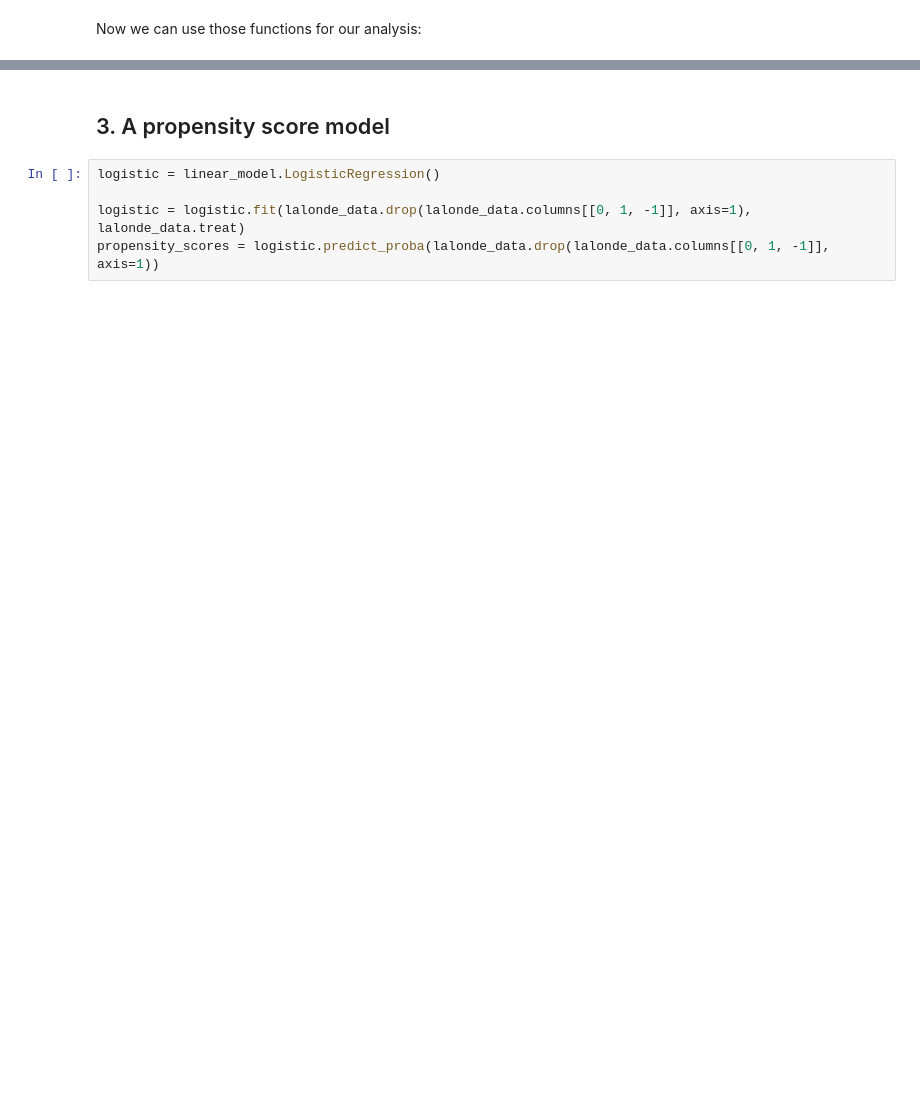
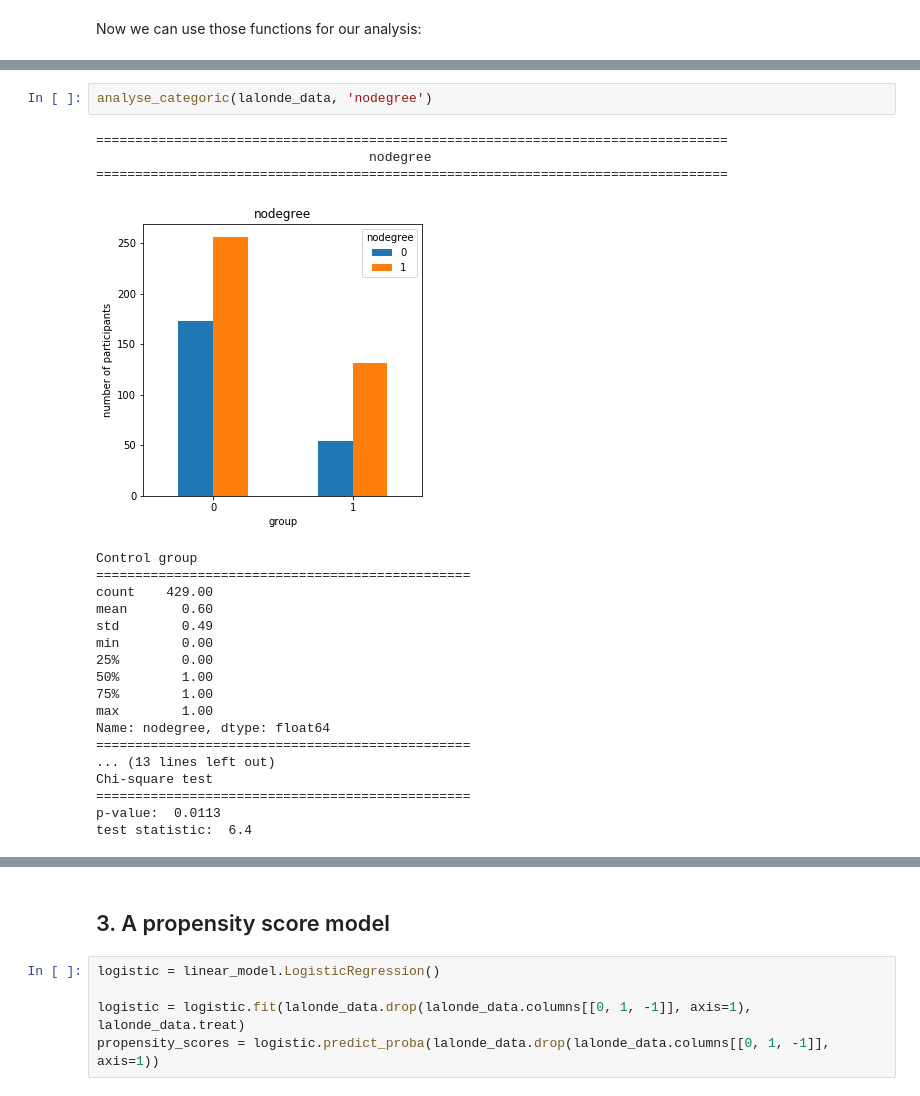
Before and after one commit to puccife/ADAHomeworks, a Jupyter notebook: homework04/homework04_q1.ipynb, the cells around one changed output, grey strips where cells are left out. Drawn from its saved outputs; the diff is of its cells as text; blank space fills up the shorter version.

```diff
--- a/homework04/homework04_q1.ipynb
+++ b/homework04/homework04_q1.ipynb
@@ -374,0 +365,24 @@ Name: nodegree, dtype: float64
+# %%
+analyse_categoric(lalonde_data, 'nodegree')
+# %% [output]
+=================================================================================
+                                   nodegree
+=================================================================================
+[figure, added]
+Control group
+================================================
+count    429.00
+mean       0.60
+std        0.49
+min        0.00
+25%        0.00
+50%        1.00
+75%        1.00
+max        1.00
+Name: nodegree, dtype: float64
+================================================
+... (13 lines left out)
+Chi-square test
+================================================
+p-value:  0.0113
+test statistic:  6.4
```
Also changed, not shown: parts of 46 cells of this notebook.
